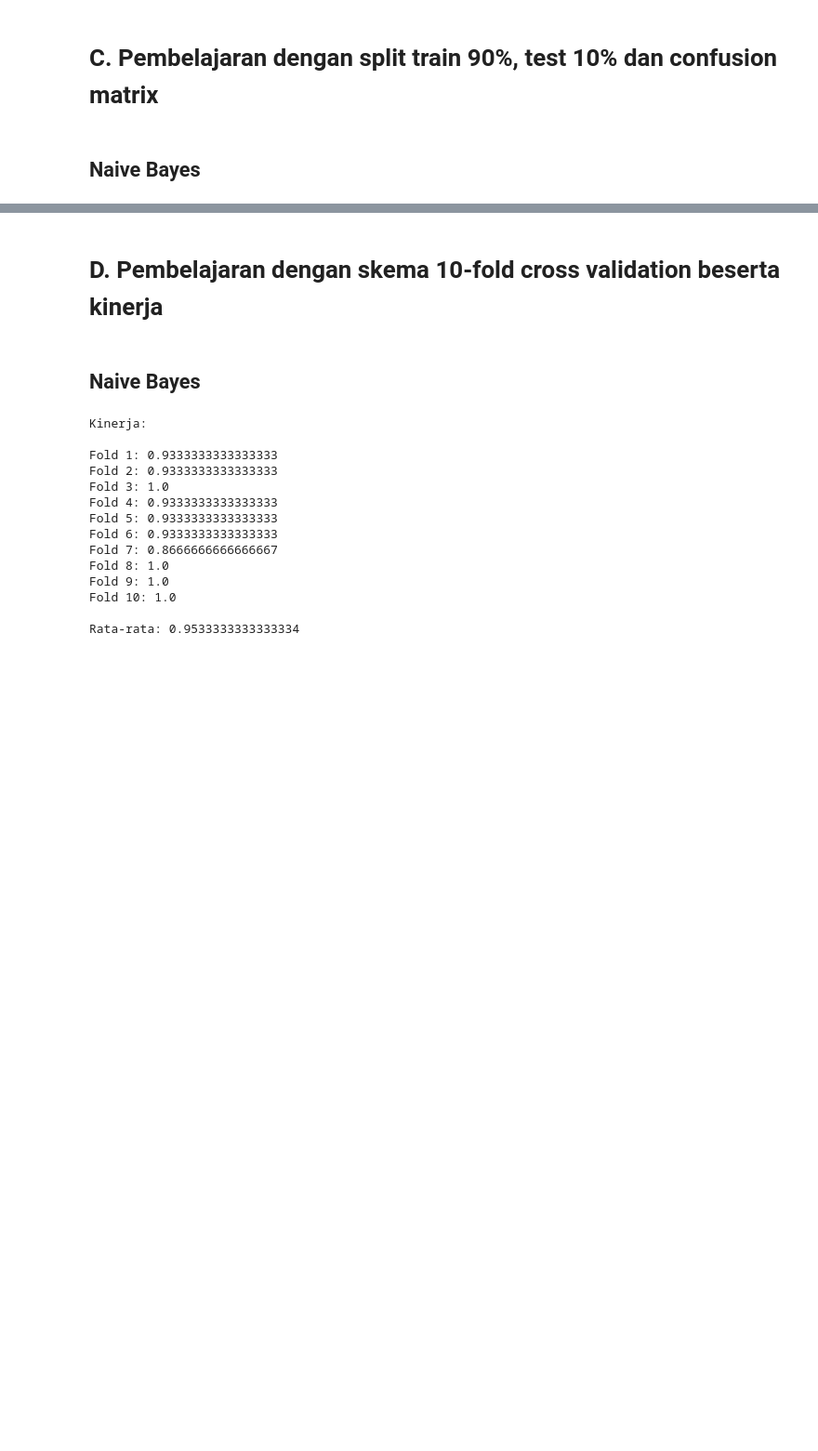
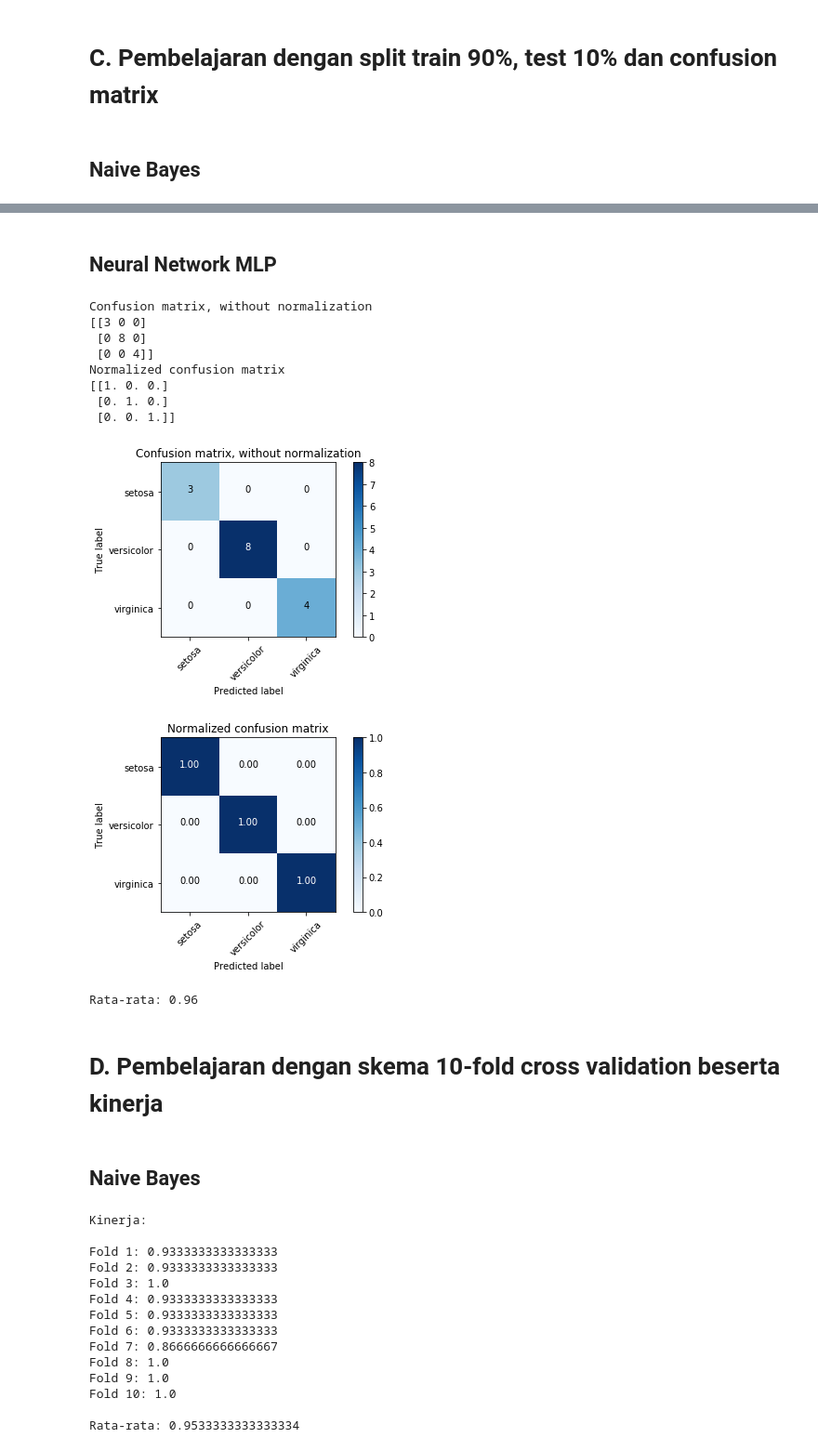
Before and after one commit to Seperayo/Tucil-AI-2, a Jupyter notebook: Tucil AI 2-checkpoint.ipynb, the cells around one changed output, grey strips where cells are left out. Shown: that part at 93% size. Drawn from its saved outputs; the diff is of its cells as text; code cells hidden in the pictures; blank space fills up the shorter version.

```diff
--- a/Tucil AI 2-checkpoint.ipynb
+++ b/Tucil AI 2-checkpoint.ipynb
@@ -161,3 +306,39 @@ Model:
+# %% [markdown]
+## Neural Network MLP
+# %%
+X_train,X_test,y_train,y_test = train_test_split(iris.data, iris.target, test_size=0.1, random_state=0)
+y_pred = neuron.fit(X_train,y_train).predict(X_test)
+
+# Compute confusion matrix
+cnf_matrix = confusion_matrix(y_test, y_pred)
+np.set_printoptions(precision=2)
+
+# Plot non-normalized confusion matrix
+plt.figure()
+plot_confusion_matrix(cnf_matrix, classes=class_names,
+                      title='Confusion matrix, without normalization')
+
+# Plot normalized confusion matrix
+plt.figure()
+plot_confusion_matrix(cnf_matrix, classes=class_names, normalize=True,
+                      title='Normalized confusion matrix')
+
+plt.show()
+
+score = cross_val_score(dtl, iris.data, iris.target, cv=10)
+print("Rata-rata:", np.mean(score))
+# %% [output]
+Confusion matrix, without normalization
+[[3 0 0]
+ [0 8 0]
+ [0 0 4]]
+Normalized confusion matrix
+[[1. 0. 0.]
+ [0. 1. 0.]
+ [0. 0. 1.]]
+[figure, added]
+[figure, added]
+Rata-rata: 0.96
 # %% [markdown]
 # D. Pembelajaran dengan skema 10-fold cross validation beserta kinerja
 # %% [markdown]
```
Also changed, not shown: parts of 10 cells of this notebook, 4 other files.
